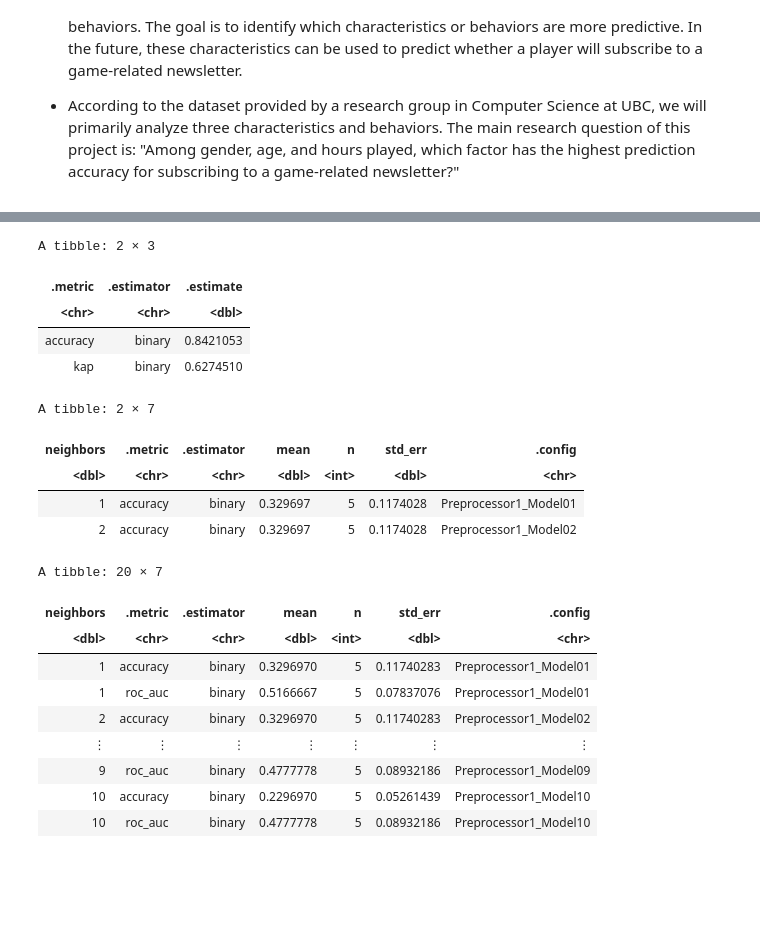
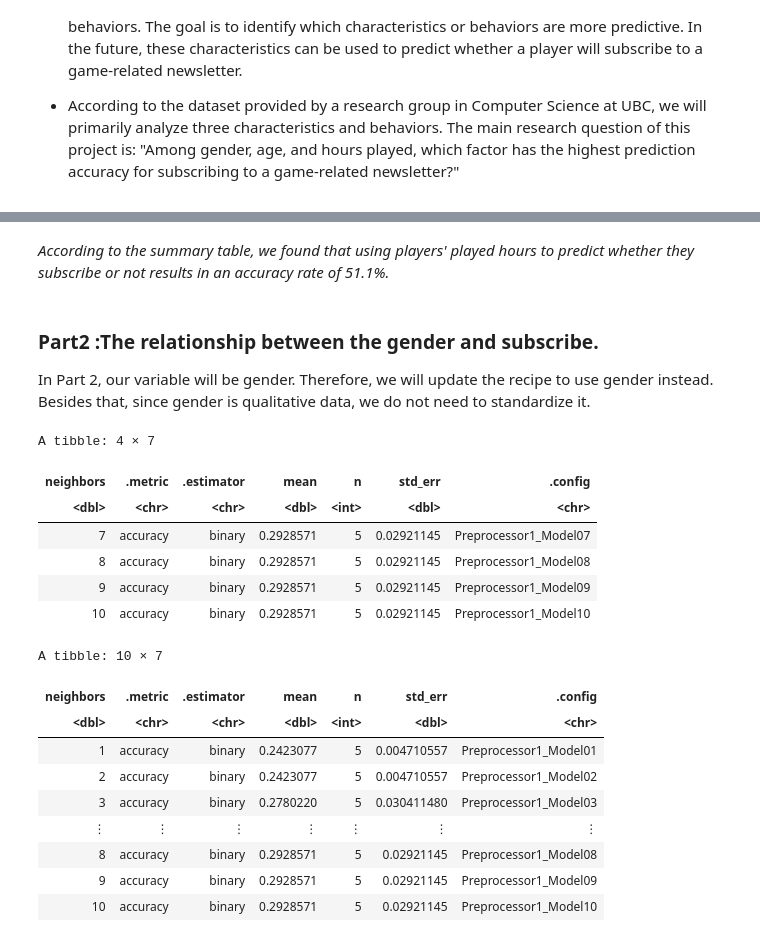
Before and after one commit to SubrinaLi/DSCI-100-sec003, a Jupyter notebook: Project_Subrina.ipynb, the cells around one changed output, grey strips where cells are left out. Drawn from its saved outputs; the diff is of its cells as text; code cells hidden in the pictures; blank space fills up the shorter version.

```diff
--- a/Project_Subrina.ipynb
+++ b/Project_Subrina.ipynb
@@ -149,41 +182,39 @@ player_summary1 <- player_best_fit1 |>
-# %%
-player_summary1
-# %% [output]
-A tibble: 2 × 3
-| .metric | .estimator | .estimate |
-| <chr> | <chr> | <dbl> |
-| accuracy | binary | 0.8421053 |
-| kap | binary | 0.6274510 |
+# %% [markdown]
+*According to the summary table, we found that using players' played hours to predict whether they subscribe or not results in an accuracy rate of 51.1%.*
+# %% [markdown]
+### Part2 :The relationship between the gender and subscribe.
+
+In Part 2, our variable will be gender. Therefore, we will update the recipe to use gender instead. Besides that, since gender is qualitative data, we do not need to standardize it.
 # %%
-player_recipe1 <- recipe( subscribe~ gender, data = player_training)
+player_recipe2 <- recipe( subscribe~ gender, data = player_training)
 
-
-player_workflow1 <- workflow()|>
-add_recipe(player_recipe1)|>
+player_workflow2 <- workflow()|>
+add_recipe(player_recipe2)|>
 add_model(player_spec)
 
-player_results1 <- player_workflow1 |>
+player_results2 <- player_workflow2 |>
   tune_grid(resamples = player_vfold, grid = gridvals) |>
-  collect_metrics()
-
-player_min1 <- player_results1 |>
-   filter(.metric == "accuracy") |>
+  collect_metrics()|>
+  filter(.metric == "accuracy")
+player_max2 <- player_results2 |>
    slice_max(mean)# No Answer - remove if you provide an answer
-player_min1
-player_results1
+player_max2
+player_results2
 # %% [output]
-A tibble: 2 × 7
+A tibble: 4 × 7
 | neighbors | .metric | .estimator | mean | n | std_err | .config |
 | <dbl> | <chr> | <chr> | <dbl> | <int> | <dbl> | <chr> |
-| 1 | accuracy | binary | 0.329697 | 5 | 0.1174028 | Preprocessor1_Model01 |
-| 2 | accuracy | binary | 0.329697 | 5 | 0.1174028 | Preprocessor1_Model02 |
+| 7 | accuracy | binary | 0.2928571 | 5 | 0.02921145 | Preprocessor1_Model07 |
+| 8 | accuracy | binary | 0.2928571 | 5 | 0.02921145 | Preprocessor1_Model08 |
+| 9 | accuracy | binary | 0.2928571 | 5 | 0.02921145 | Preprocessor1_Model09 |
+| 10 | accuracy | binary | 0.2928571 | 5 | 0.02921145 | Preprocessor1_Model10 |
-A tibble: 20 × 7
+A tibble: 10 × 7
 | neighbors | .metric | .estimator | mean | n | std_err | .config |
 | <dbl> | <chr> | <chr> | <dbl> | <int> | <dbl> | <chr> |
-| 1 | accuracy | binary | 0.3296970 | 5 | 0.11740283 | Preprocessor1_Model01 |
-| 1 | roc_auc | binary | 0.5166667 | 5 | 0.07837076 | Preprocessor1_Model01 |
-| 2 | accuracy | binary | 0.3296970 | 5 | 0.11740283 | Preprocessor1_Model02 |
+| 1 | accuracy | binary | 0.2423077 | 5 | 0.004710557 | Preprocessor1_Model01 |
+| 2 | accuracy | binary | 0.2423077 | 5 | 0.004710557 | Preprocessor1_Model02 |
+| 3 | accuracy | binary | 0.2780220 | 5 | 0.030411480 | Preprocessor1_Model03 |
 | ⋮ | ⋮ | ⋮ | ⋮ | ⋮ | ⋮ | ⋮ |
-| 9 | roc_auc | binary | 0.4777778 | 5 | 0.08932186 | Preprocessor1_Model09 |
-| 10 | accuracy | binary | 0.2296970 | 5 | 0.05261439 | Preprocessor1_Model10 |
-| 10 | roc_auc | binary | 0.4777778 | 5 | 0.08932186 | Preprocessor1_Model10 |
+| 8 | accuracy | binary | 0.2928571 | 5 | 0.02921145 | Preprocessor1_Model08 |
+| 9 | accuracy | binary | 0.2928571 | 5 | 0.02921145 | Preprocessor1_Model09 |
+| 10 | accuracy | binary | 0.2928571 | 5 | 0.02921145 | Preprocessor1_Model10 |
```
Also changed, not shown: parts of 19 cells of this notebook.
